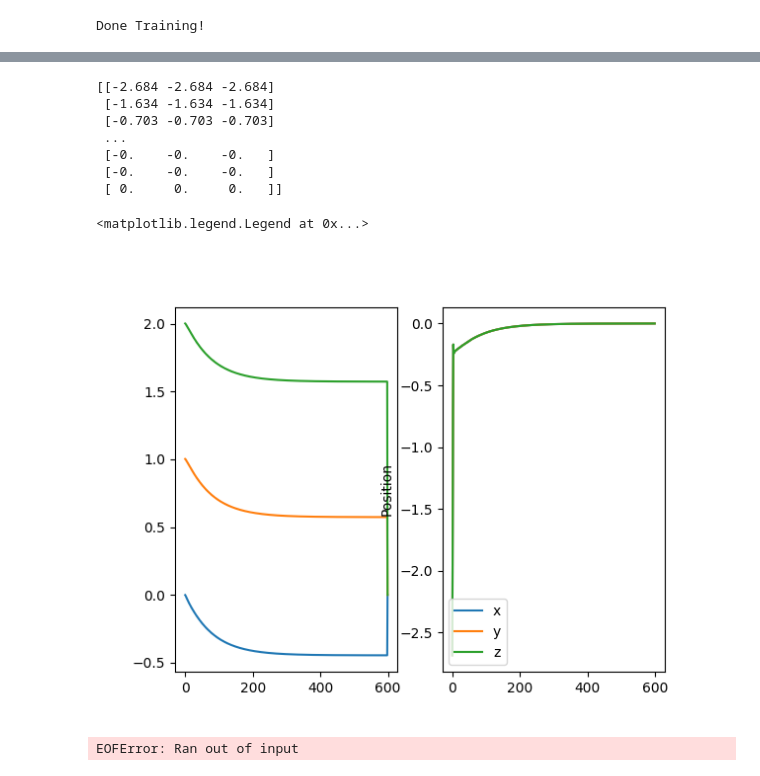
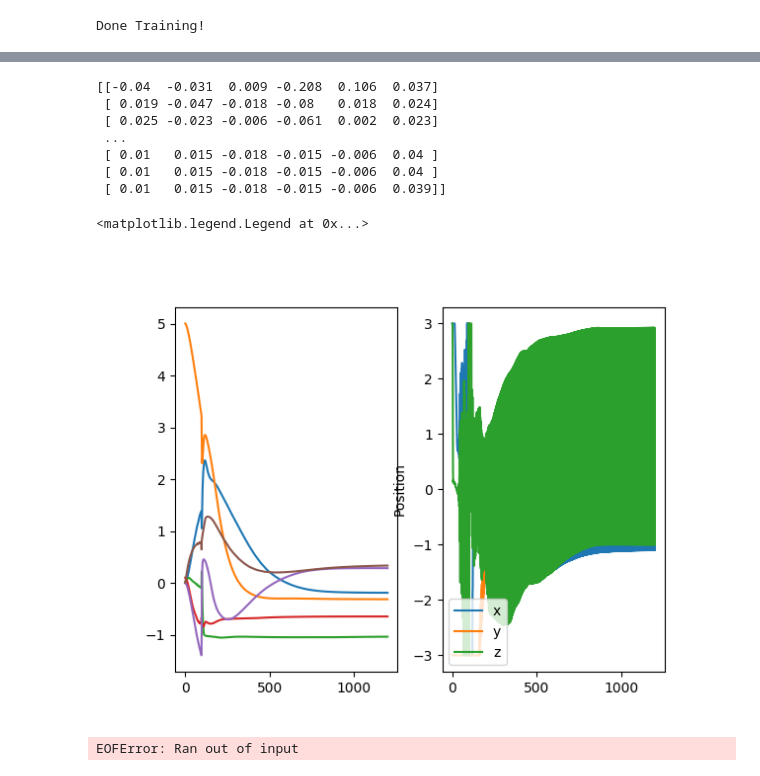
Before and after one commit to mass2010chromium/cs8803_project, a Jupyter notebook: notebook/integrator_dynamics.ipynb, the cells around one changed output, grey strips where cells are left out. Cells and saved outputs as stored; diff of their text form; code cells hidden in the pictures.

```diff
--- a/notebook/integrator_dynamics.ipynb
+++ b/notebook/integrator_dynamics.ipynb
@@ -454,10 +454,11 @@ class DDPG:
 # DDPG training loop
 
 # tensorboard label can be changed with e.g. f'runs/unique_hyperparam_test'
-writer = SummaryWriter(log_dir=f'runs/DDPG')
+writer = SummaryWriter(log_dir=f'runs/DDPG_Orientation')
 
 drl = DRL()
-ddpg = DDPG(n_obs=6, n_actions=3)
+#ddpg = DDPG(n_obs=12, n_actions=6)
+ddpg.exploration_rate = 1
 
 # takes ~5-10 minutes on colab gpus
 for i in range(512):
@@ -485,18 +486,15 @@ def visualize(agent, start_pos, n_steps):
     options = dict()
     options['position'] = start_pos
     obs, _ = env.reset(options=options)
-    obs_traj = np.zeros((n_steps, 6))
-    act_traj = np.zeros((n_steps, 3))
+    obs_traj = np.zeros((n_steps, 12))
+    act_traj = np.zeros((n_steps, 6))
     for t in range(n_steps):
         with torch.no_grad():
-            actions = agent.get_action(torch.Tensor(obs).to(device)[None, :])[:, 0]
-            print(actions)
+            actions = agent.get_action(torch.Tensor(obs).to(device))
             actions = actions.cpu().numpy()
         obs, _, done, _, _= env.step(actions)
         obs_traj[t, :] = obs
         act_traj[t, :] = actions
-        if(done):
-            break
 
     media.show_video(env.unwrapped.get_frames(), fps=env.unwrapped.framerate, width = 500, height = 500)
 
@@ -504,5 +502,5 @@ def visualize(agent, start_pos, n_steps):
     print(obs_traj)
     return obs_traj, act_traj
 # %%
-misaligned_sensor_data, plot_actions = visualize(ddpg, np.array([0, 1, 2]), 600)
+misaligned_sensor_data, plot_actions = visualize(ddpg, np.array([0, 5, 0, 0.1, 0, 0]), 1200)
 # %% [output]
@@ -534,37 +515,37 @@ tensor([-0.0001], device='cuda:0')
 # %%
 print(plot_actions)
 # %% [output]
-[[-2.684 -2.684 -2.684]
- [-1.634 -1.634 -1.634]
- [-0.703 -0.703 -0.703]
+[[-0.04  -0.031  0.009 -0.208  0.106  0.037]
+ [ 0.019 -0.047 -0.018 -0.08   0.018  0.024]
+ [ 0.025 -0.023 -0.006 -0.061  0.002  0.023]
  ...
- [-0.    -0.    -0.   ]
- [-0.    -0.    -0.   ]
- [ 0.     0.     0.   ]]
+ [ 0.01   0.015 -0.018 -0.015 -0.006  0.04 ]
+ [ 0.01   0.015 -0.018 -0.015 -0.006  0.04 ]
+ [ 0.01   0.015 -0.018 -0.015 -0.006  0.039]]
 # %%
 # @title Force torque data from misaligned plugging
 # plot mj vs linear model
 %matplotlib widget
 from matplotlib import pyplot as plt
 
 fig, ax = plt.subplots(1,2)
 
 
 labels = ['x', 'y', 'z']
 ls = 'dotted'
-for i in range(3):
+for i in range(6):
     color = plt.get_cmap('tab10')(i)
-    ax[0].plot(misaligned_sensor_data[:,i], color = color, label = labels[i-3])
+    ax[0].plot(misaligned_sensor_data[:,i], color = color, label = labels[i%3])
 plt.ylabel('Position')
 
 for i in range(3):
     color = plt.get_cmap('tab10')(i)
-    ax[1].plot(plot_actions[:,i], color = color, label = labels[i-3])
+    ax[1].plot(plot_actions[:,i], color = color, label = labels[i%3])
 plt.ylabel('Position')
 plt.legend(loc = 'lower left')
 # %% [output]
 <matplotlib.legend.Legend at 0x...>
-[figure, old version]
+[figure, new version]
 # %%
 import pickle
 
```
Also changed, not shown: parts of 6 cells of this notebook.
